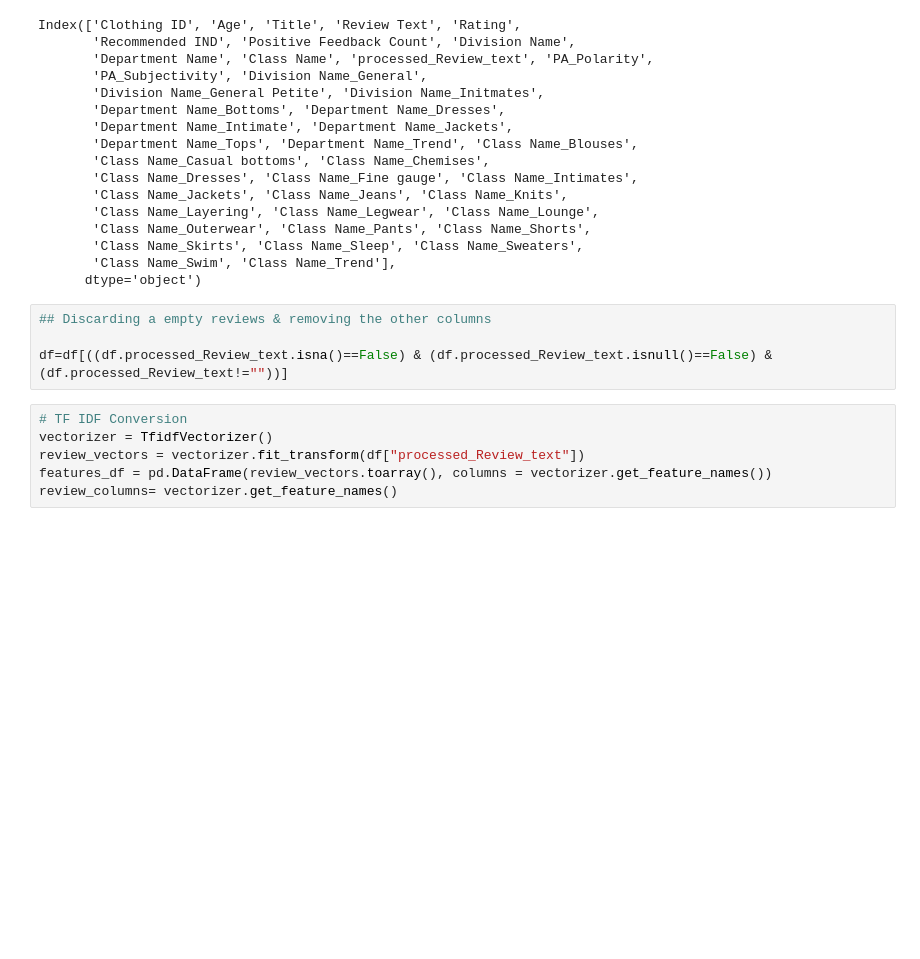
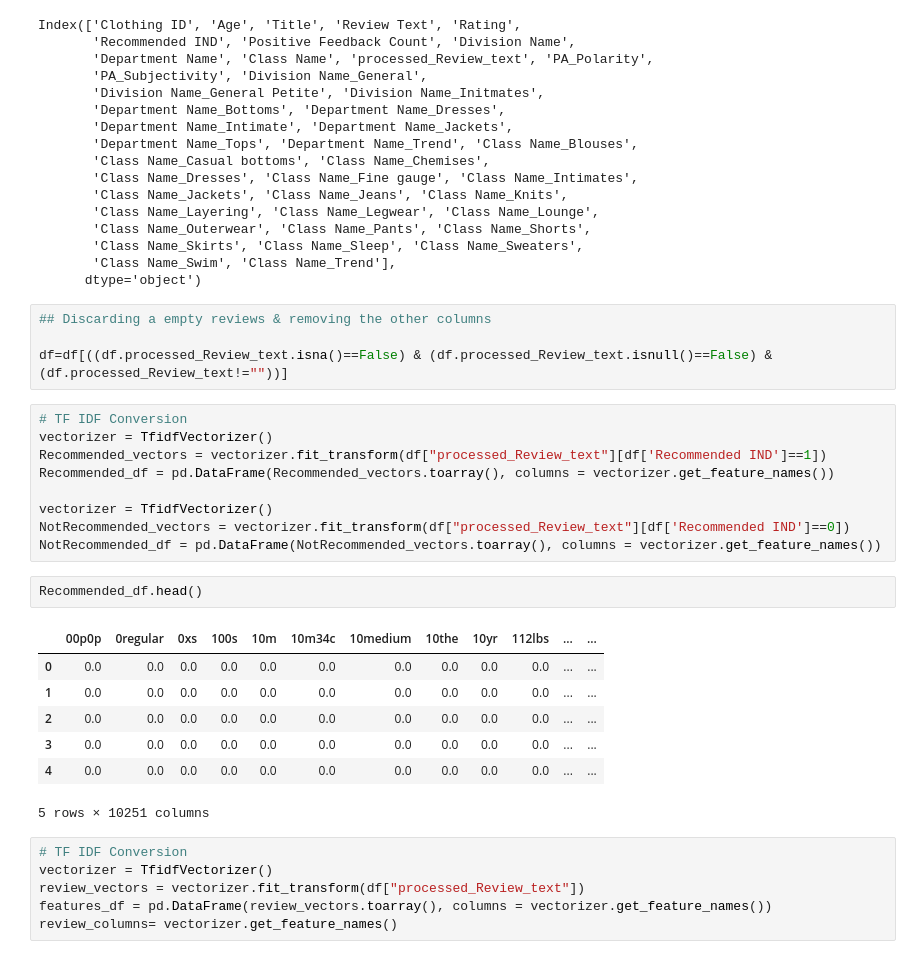
Before and after one commit to balag752/Ecommerce-clothing-recommendation-prediction, a Jupyter notebook: src/ModelBuilding.ipynb, the cells around one changed output. Saved outputs shown, nothing was run; the diff lists cells and outputs as text; blank space fills up the shorter version.

```diff
--- a/src/ModelBuilding.ipynb
+++ b/src/ModelBuilding.ipynb
@@ -89,6 +84,25 @@ Index(['Clothing ID', 'Age', 'Title', 'Review Text', 'Rating',
 ## Discarding a empty reviews & removing the other columns
 
 df=df[((df.processed_Review_text.isna()==False) & (df.processed_Review_text.isnull()==False) & (df.processed_Review_text!=""))]
+# %%
+# TF IDF Conversion
+vectorizer = TfidfVectorizer()
+Recommended_vectors = vectorizer.fit_transform(df["processed_Review_text"][df['Recommended IND']==1])
+Recommended_df = pd.DataFrame(Recommended_vectors.toarray(), columns = vectorizer.get_feature_names())
+
+vectorizer = TfidfVectorizer()
+NotRecommended_vectors = vectorizer.fit_transform(df["processed_Review_text"][df['Recommended IND']==0])
+NotRecommended_df = pd.DataFrame(NotRecommended_vectors.toarray(), columns = vectorizer.get_feature_names())
+# %%
+Recommended_df.head()
+# %% [output]
+|  | 00p0p | 0regular | 0xs | 100s | 10m | 10m34c | 10medium | 10the | 10yr | 112lbs | ... | ... |
+| 0 | 0.0 | 0.0 | 0.0 | 0.0 | 0.0 | 0.0 | 0.0 | 0.0 | 0.0 | 0.0 | ... | ... |
+| 1 | 0.0 | 0.0 | 0.0 | 0.0 | 0.0 | 0.0 | 0.0 | 0.0 | 0.0 | 0.0 | ... | ... |
+| 2 | 0.0 | 0.0 | 0.0 | 0.0 | 0.0 | 0.0 | 0.0 | 0.0 | 0.0 | 0.0 | ... | ... |
+| 3 | 0.0 | 0.0 | 0.0 | 0.0 | 0.0 | 0.0 | 0.0 | 0.0 | 0.0 | 0.0 | ... | ... |
+| 4 | 0.0 | 0.0 | 0.0 | 0.0 | 0.0 | 0.0 | 0.0 | 0.0 | 0.0 | 0.0 | ... | ... |
+5 rows × 10251 columns
 # %%
 # TF IDF Conversion
 vectorizer = TfidfVectorizer()
```
Also changed, not shown: parts of 4 cells of this notebook.
